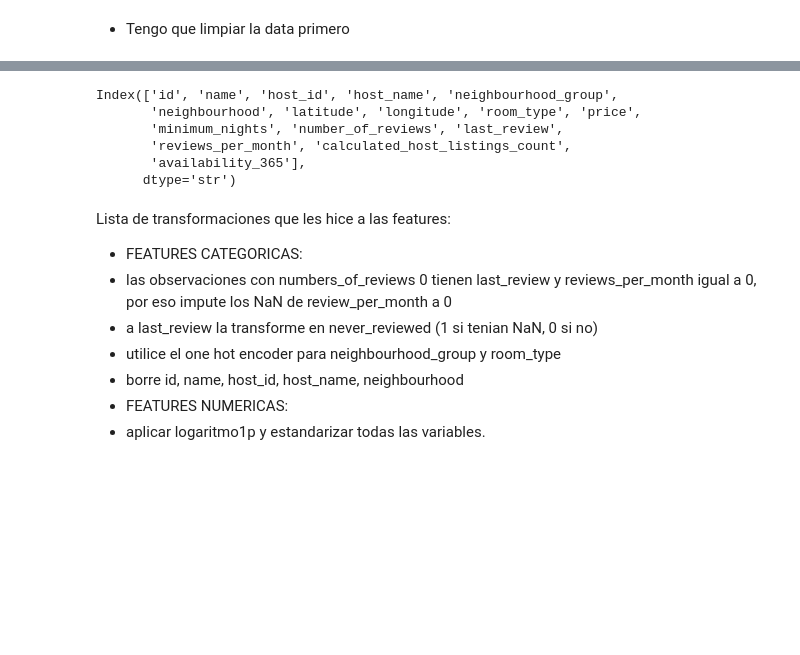
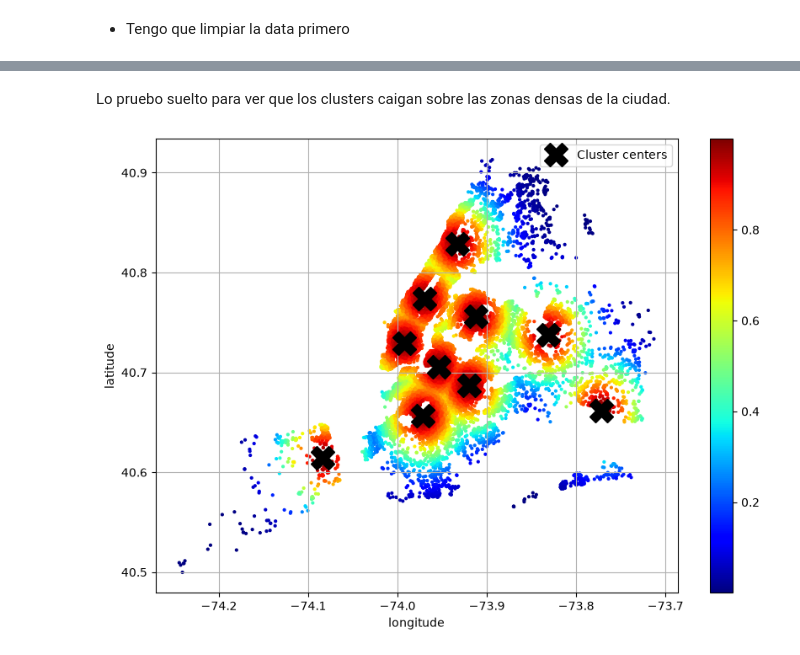
Before and after one commit to N-nicolas/Ejercicios_HOML_PSDS, a Jupyter notebook: notebooks/Proyect1.ipynb, the cells around one changed output, grey strips where cells are left out. Drawn from its saved outputs; the diff is of its cells as text; code cells hidden in the pictures; blank space fills up the shorter version.

```diff
--- a/notebooks/Proyect1.ipynb
+++ b/notebooks/Proyect1.ipynb
@@ -656,18 +553,0 @@ Index(['neighbourhood_group', 'latitude', 'longitude', 'room_type',
-# %%
-train_set.columns
-# %% [output]
-Index(['id', 'name', 'host_id', 'host_name', 'neighbourhood_group',
-       'neighbourhood', 'latitude', 'longitude', 'room_type', 'price',
-       'minimum_nights', 'number_of_reviews', 'last_review',
-       'reviews_per_month', 'calculated_host_listings_count',
-       'availability_365'],
-      dtype='str')
-# %% [markdown]
-Lista de transformaciones que les hice a las features:
-* FEATURES CATEGORICAS:
-* las observaciones con numbers_of_reviews 0 tienen last_review y reviews_per_month igual a 0, por eso impute los NaN de review_per_month a 0
-* a last_review la transforme en never_reviewed (1 si tenian NaN, 0 si no)
-* utilice el one hot encoder para neighbourhood_group y room_type
-* borre id, name, host_id, host_name, neighbourhood
-* FEATURES NUMERICAS:
-* aplicar logaritmo1p y estandarizar todas las variables.
@@ -681,0 +554,20 @@ num_pipeline = make_pipeline(SimpleImputer(strategy="median"), StandardScaler())
+# %% [markdown]
+Lo pruebo suelto para ver que los clusters caigan sobre las zonas densas
+de la ciudad.
+# %%
+cluster_simil_test = ClusterSimilarity(n_clusters=10, gamma=400., random_state=42)
+similarities = cluster_simil_test.fit_transform(explor[["latitude", "longitude"]])
+
+explor.plot(kind="scatter", x="longitude", y="latitude", grid=True,
+            s=4, c=similarities.max(axis=1),
+            cmap="jet", colorbar=True,
+            legend=True, sharex=False, figsize=(10, 7))
+plt.plot(cluster_simil_test.kmeans_.cluster_centers_[:, 1],
+         cluster_simil_test.kmeans_.cluster_centers_[:, 0],
+         linestyle="", color="black", marker="X", markersize=20,
+         label="Cluster centers")
+plt.legend(loc="upper right")
+
+plt.show()
+# %% [output]
+[figure, added]
```
Also changed, not shown: parts of 151 cells of this notebook.
